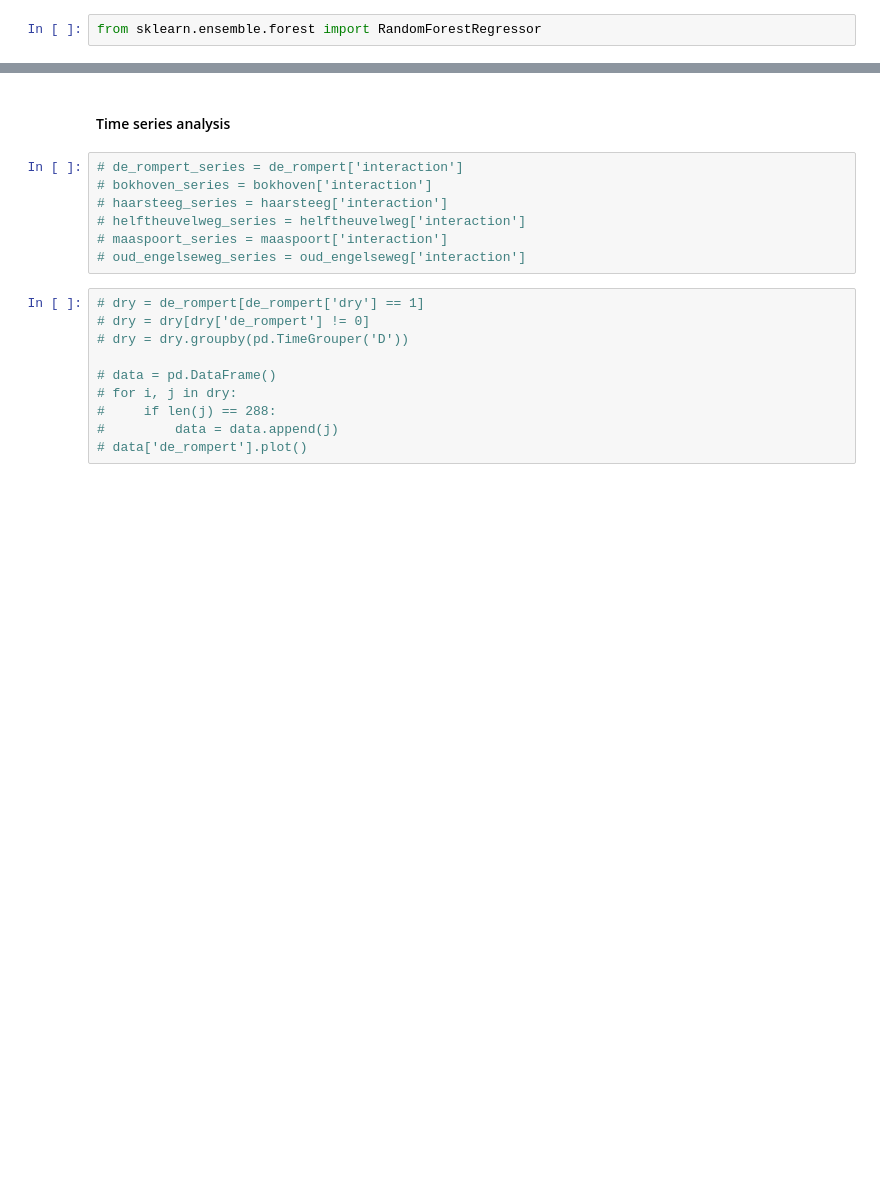
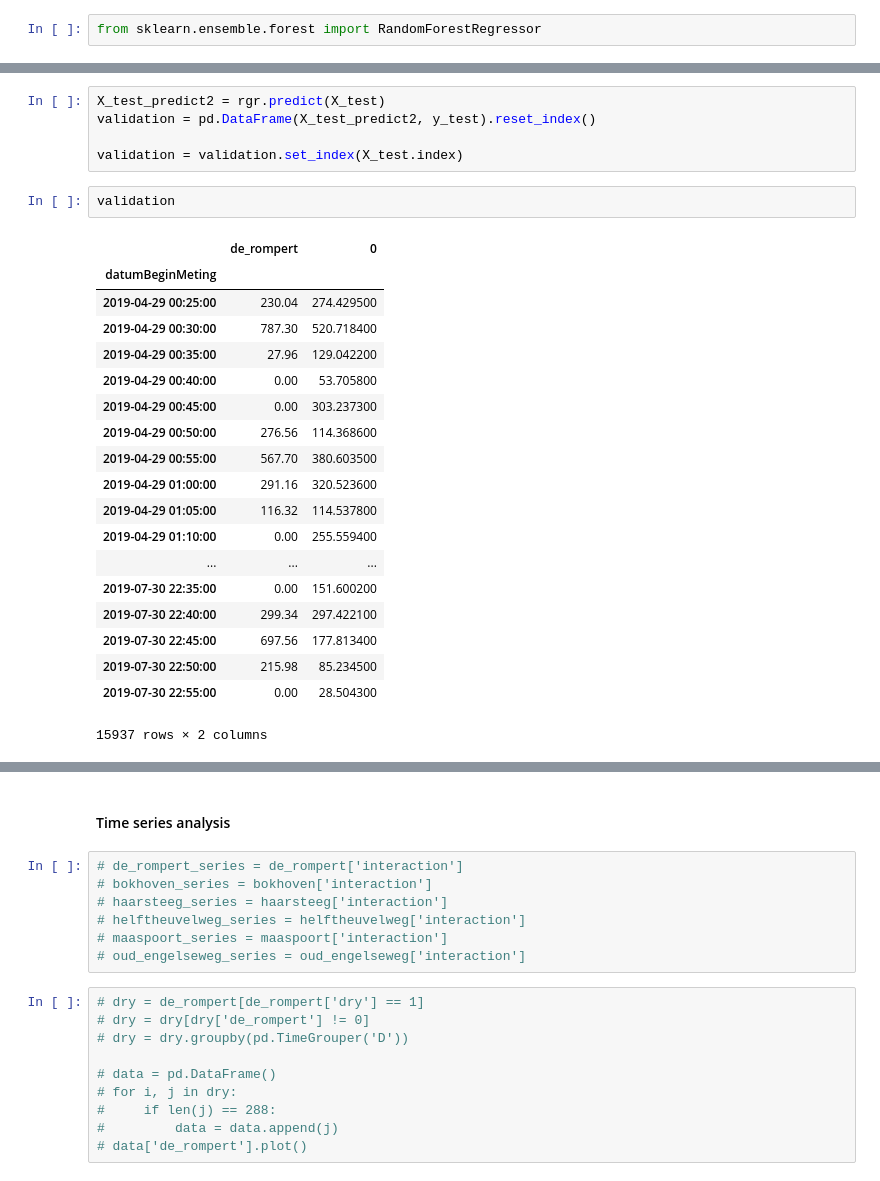
Before and after one commit to Trezorro/waterschap-datachallenge, a Jupyter notebook: Flow analysis 24-09.ipynb, the cells around one changed output, grey strips where cells are left out. Drawn from its saved outputs; the diff is of its cells as text; blank space fills up the shorter version.

```diff
--- a/Flow analysis 24-09.ipynb
+++ b/Flow analysis 24-09.ipynb
@@ -158,0 +219,27 @@ X_train
+# %%
+X_test_predict2 = rgr.predict(X_test)
+validation = pd.DataFrame(X_test_predict2, y_test).reset_index()
+
+validation = validation.set_index(X_test.index)
+# %%
+validation
+# %% [output]
+|  | de_rompert | 0 |
+| datumBeginMeting |  |  |
+| 2019-04-29 00:25:00 | 230.04 | 274.429500 |
+| 2019-04-29 00:30:00 | 787.30 | 520.718400 |
+| 2019-04-29 00:35:00 | 27.96 | 129.042200 |
+| 2019-04-29 00:40:00 | 0.00 | 53.705800 |
+| 2019-04-29 00:45:00 | 0.00 | 303.237300 |
+| 2019-04-29 00:50:00 | 276.56 | 114.368600 |
+| 2019-04-29 00:55:00 | 567.70 | 380.603500 |
+| 2019-04-29 01:00:00 | 291.16 | 320.523600 |
+| 2019-04-29 01:05:00 | 116.32 | 114.537800 |
+| 2019-04-29 01:10:00 | 0.00 | 255.559400 |
+| ... | ... | ... |
+| 2019-07-30 22:35:00 | 0.00 | 151.600200 |
+| 2019-07-30 22:40:00 | 299.34 | 297.422100 |
+| 2019-07-30 22:45:00 | 697.56 | 177.813400 |
+| 2019-07-30 22:50:00 | 215.98 | 85.234500 |
+| 2019-07-30 22:55:00 | 0.00 | 28.504300 |
+15937 rows × 2 columns
```
Also changed, not shown: parts of 14 cells of this notebook.
